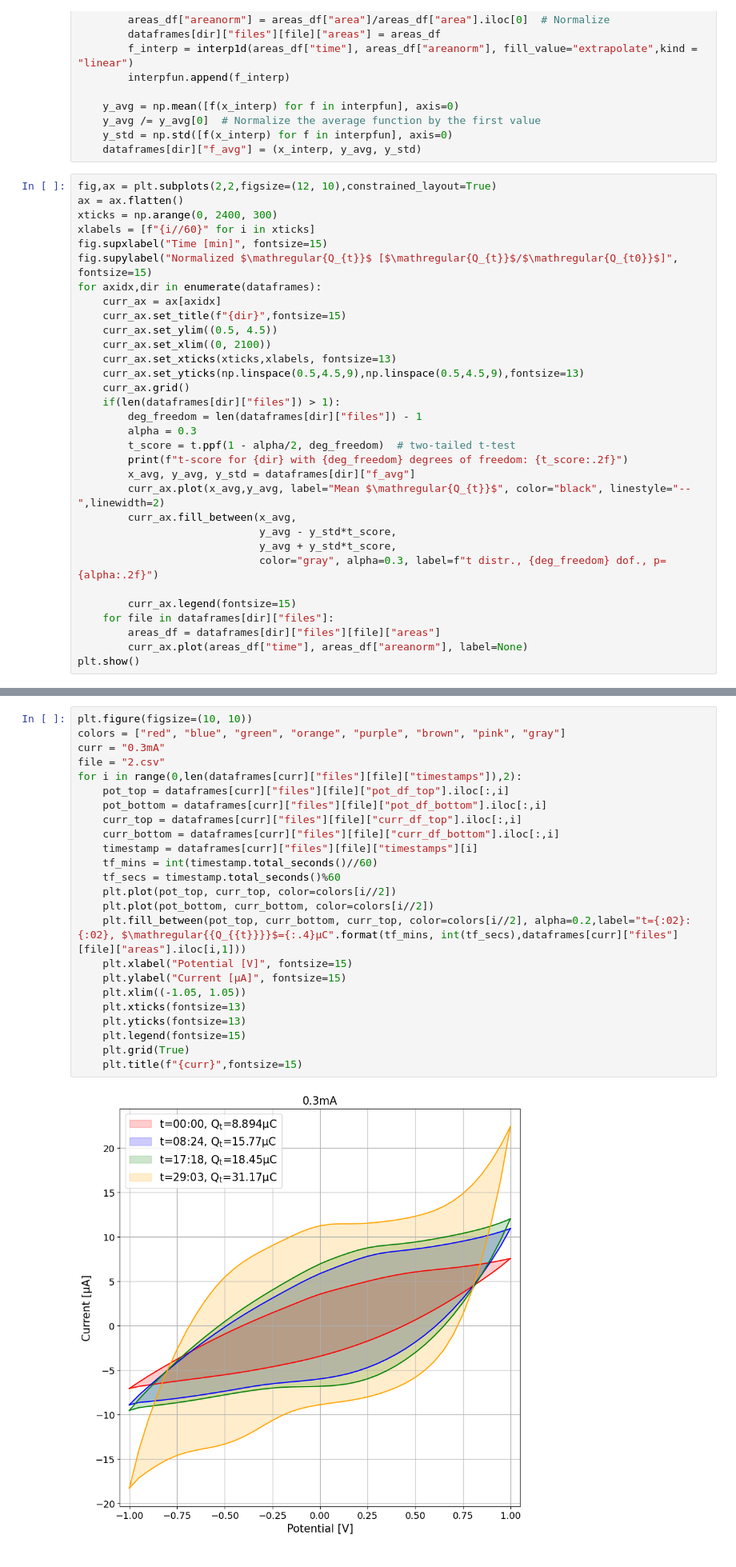
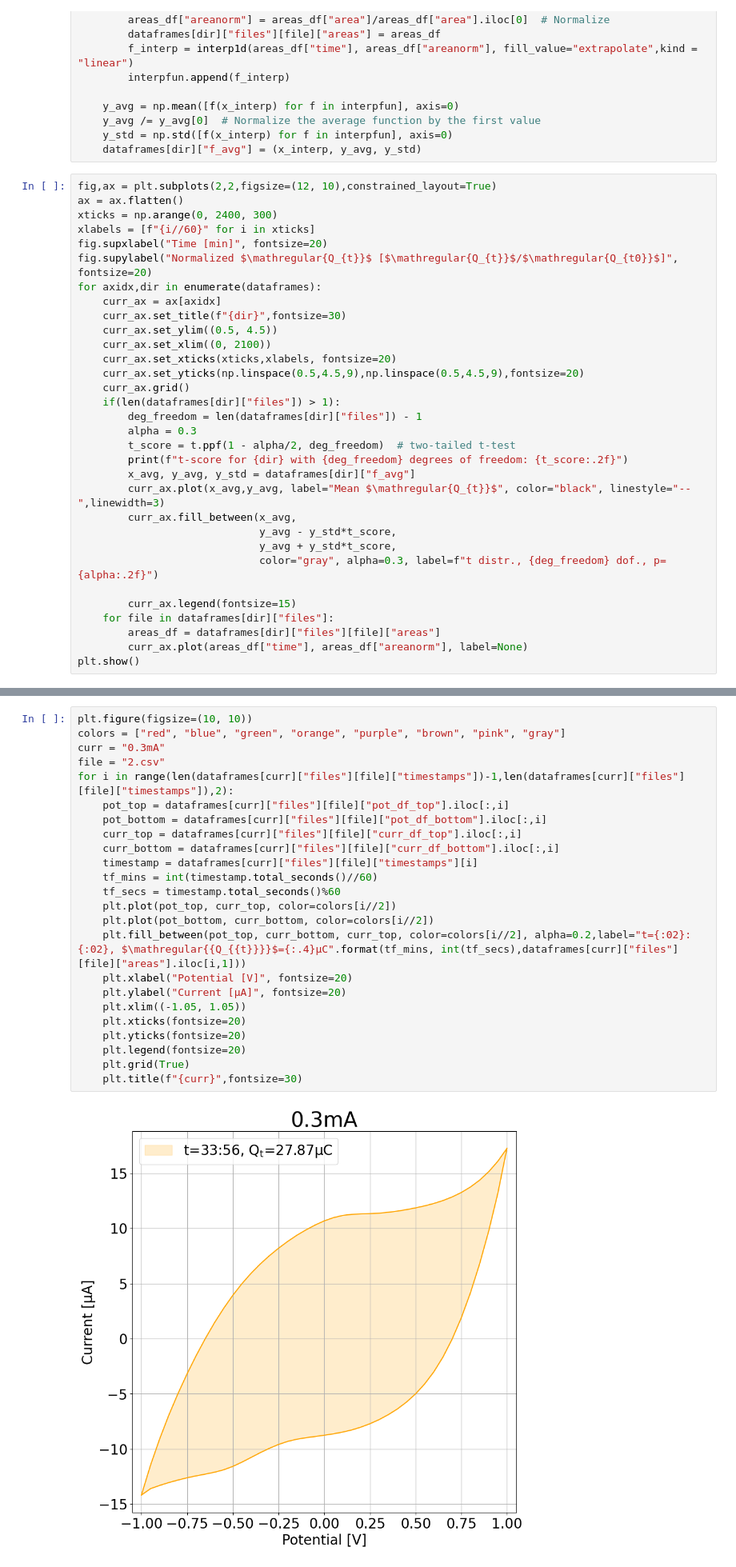
Before and after one commit to benjibst/cyclic_voltammetry_notebook, a Jupyter notebook: analyze.ipynb, the cells around one changed output, grey strips where cells are left out. Shown: that part at 80% size. Cells and saved outputs as stored; diff of their text form.

```diff
--- a/analyze.ipynb
+++ b/analyze.ipynb
@@ -107,15 +109,15 @@ fig,ax = plt.subplots(2,2,figsize=(12, 10),constrained_layout=True)
 ax = ax.flatten()
 xticks = np.arange(0, 2400, 300)
 xlabels = [f"{i//60}" for i in xticks]
-fig.supxlabel("Time [min]", fontsize=15)
-fig.supylabel("Normalized $\mathregular{Q_{t}}$ [$\mathregular{Q_{t}}$/$\mathregular{Q_{t0}}$]", fontsize=15)
+fig.supxlabel("Time [min]", fontsize=20)
+fig.supylabel("Normalized $\mathregular{Q_{t}}$ [$\mathregular{Q_{t}}$/$\mathregular{Q_{t0}}$]", fontsize=20)
 for axidx,dir in enumerate(dataframes):
     curr_ax = ax[axidx]
-    curr_ax.set_title(f"{dir}",fontsize=15)
+    curr_ax.set_title(f"{dir}",fontsize=30)
     curr_ax.set_ylim((0.5, 4.5))
     curr_ax.set_xlim((0, 2100))
-    curr_ax.set_xticks(xticks,xlabels, fontsize=13)
-    curr_ax.set_yticks(np.linspace(0.5,4.5,9),np.linspace(0.5,4.5,9),fontsize=13)
+    curr_ax.set_xticks(xticks,xlabels, fontsize=20)
+    curr_ax.set_yticks(np.linspace(0.5,4.5,9),np.linspace(0.5,4.5,9),fontsize=20)
     curr_ax.grid()
     if(len(dataframes[dir]["files"]) > 1):
         deg_freedom = len(dataframes[dir]["files"]) - 1
@@ -123,7 +125,7 @@ for axidx,dir in enumerate(dataframes):
         t_score = t.ppf(1 - alpha/2, deg_freedom)  # two-tailed t-test
         print(f"t-score for {dir} with {deg_freedom} degrees of freedom: {t_score:.2f}")
         x_avg, y_avg, y_std = dataframes[dir]["f_avg"]
-        curr_ax.plot(x_avg,y_avg, label="Mean $\mathregular{Q_{t}}$", color="black", linestyle="--",linewidth=2)
+        curr_ax.plot(x_avg,y_avg, label="Mean $\mathregular{Q_{t}}$", color="black", linestyle="--",linewidth=3)
         curr_ax.fill_between(x_avg,
                              y_avg - y_std*t_score,
                              y_avg + y_std*t_score,
@@ -175,26 +177,26 @@ t-score for 0.3mA with 1 degrees of freedom: 1.96
 # %%
 plt.figure(figsize=(10, 10))
 colors = ["red", "blue", "green", "orange", "purple", "brown", "pink", "gray"]
 curr = "0.3mA"
 file = "2.csv"
-for i in range(0,len(dataframes[curr]["files"][file]["timestamps"]),2):
+for i in range(len(dataframes[curr]["files"][file]["timestamps"])-1,len(dataframes[curr]["files"][file]["timestamps"]),2):
     pot_top = dataframes[curr]["files"][file]["pot_df_top"].iloc[:,i]
     pot_bottom = dataframes[curr]["files"][file]["pot_df_bottom"].iloc[:,i]
     curr_top = dataframes[curr]["files"][file]["curr_df_top"].iloc[:,i]
     curr_bottom = dataframes[curr]["files"][file]["curr_df_bottom"].iloc[:,i]
     timestamp = dataframes[curr]["files"][file]["timestamps"][i]
     tf_mins = int(timestamp.total_seconds()//60)
     tf_secs = timestamp.total_seconds()%60
     plt.plot(pot_top, curr_top, color=colors[i//2])
     plt.plot(pot_bottom, curr_bottom, color=colors[i//2])
     plt.fill_between(pot_top, curr_bottom, curr_top, color=colors[i//2], alpha=0.2,label="t={:02}:{:02}, $\mathregular{{Q_{{t}}}}$={:.4}μC".format(tf_mins, int(tf_secs),dataframes[curr]["files"][file]["areas"].iloc[i,1]))
-    plt.xlabel("Potential [V]", fontsize=15)
-    plt.ylabel("Current [μA]", fontsize=15)
+    plt.xlabel("Potential [V]", fontsize=20)
+    plt.ylabel("Current [μA]", fontsize=20)
     plt.xlim((-1.05, 1.05))
-    plt.xticks(fontsize=13)
-    plt.yticks(fontsize=13)
-    plt.legend(fontsize=15)
+    plt.xticks(fontsize=20)
+    plt.yticks(fontsize=20)
+    plt.legend(fontsize=20)
     plt.grid(True)
-    plt.title(f"{curr}",fontsize=15)
+    plt.title(f"{curr}",fontsize=30)
 # %% [output]
-[figure, old version]
+[figure, new version]
```
Also changed, not shown: parts of 4 cells of this notebook, 5 other files.
